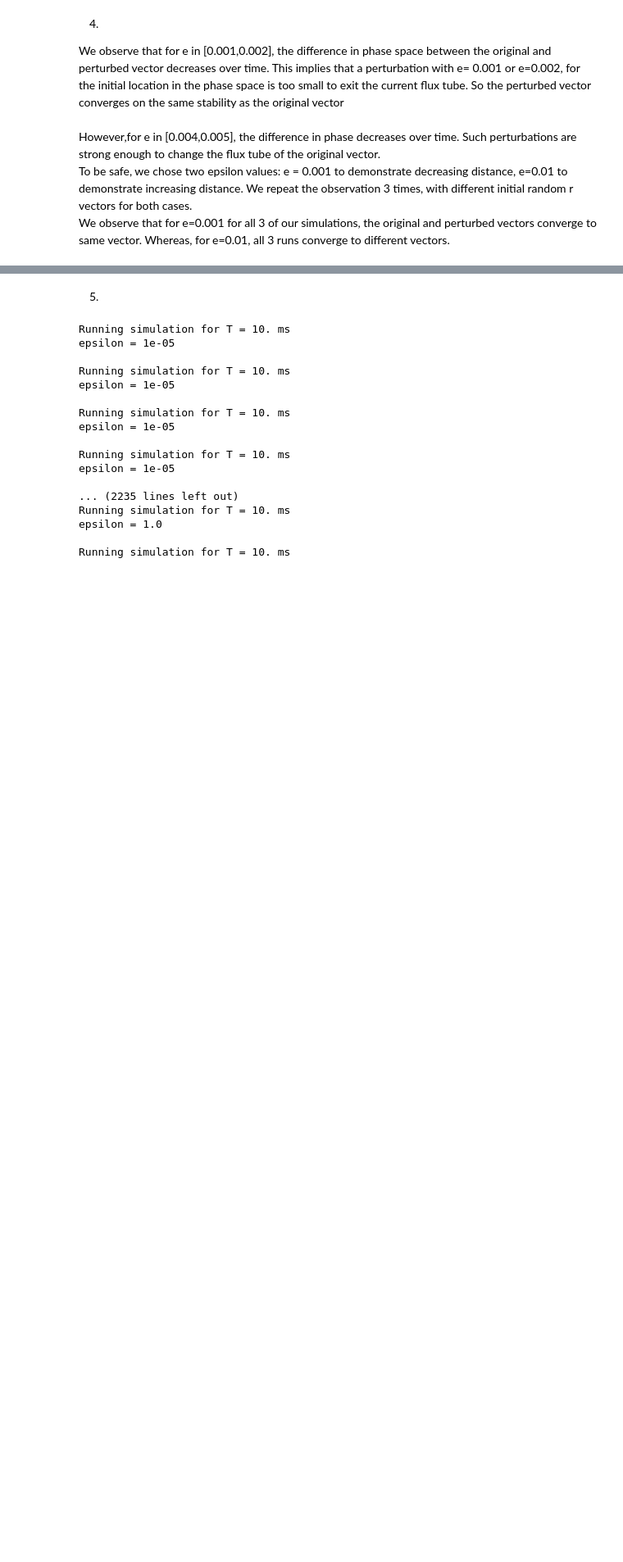
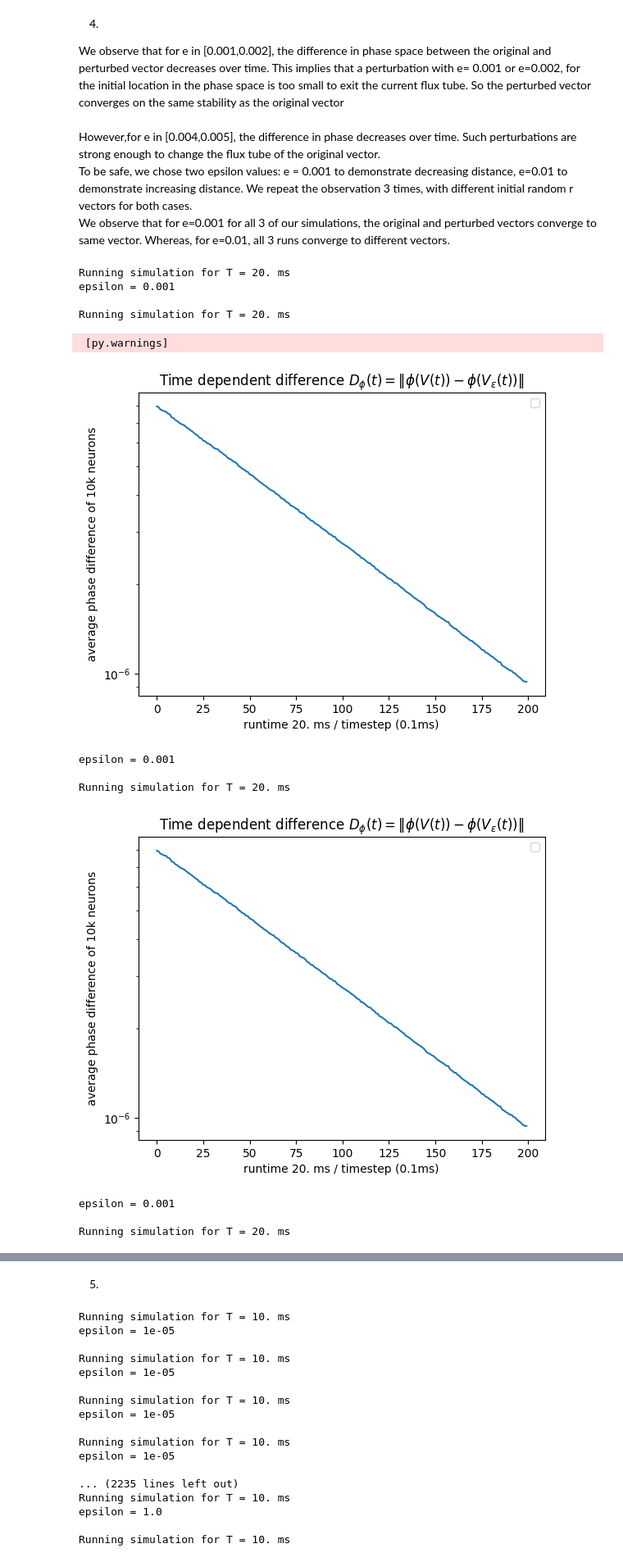
Before and after one commit to ulasayyilmaz/Stability_and_Chaos, a Jupyter notebook: Stab_Chaos_Ulas.ipynb, the cells around one changed output, grey strips where cells are left out. Shown at 82% size. Saved outputs shown, nothing was run; the diff lists cells and outputs as text; code cells hidden in the pictures; blank space fills up the shorter version.

```diff
--- a/Stab_Chaos_Ulas.ipynb
+++ b/Stab_Chaos_Ulas.ipynb
@@ -216,6 +240,20 @@ We observe that for e=0.001 for all 3 of our simulations, the original and pertu
 # %%
 # reproduce epsilon = 0.001, and epsilon = 0.005 for 3 observations.
 epsilon_array1=[0.001] * 3
 epsilon_array2=[0.01] * 3
-# simulate_epsilon_differences(epsilon_array1,V_0,20*ms)
-# simulate_epsilon_differences(epsilon_array2,V_0,20*ms)
+simulate_epsilon_differences(epsilon_array1,1,V_0,20*ms)
+simulate_epsilon_differences(epsilon_array2,1,V_0,20*ms)
+# %% [output]
+Running simulation for T = 20. ms
+epsilon = 0.001
+
+Running simulation for T = 20. ms
+ [py.warnings]
+[figure, added]
+epsilon = 0.001
+
+Running simulation for T = 20. ms
+[figure, added]
+epsilon = 0.001
+
+Running simulation for T = 20. ms
```
Also changed, not shown: parts of 7 cells of this notebook.
